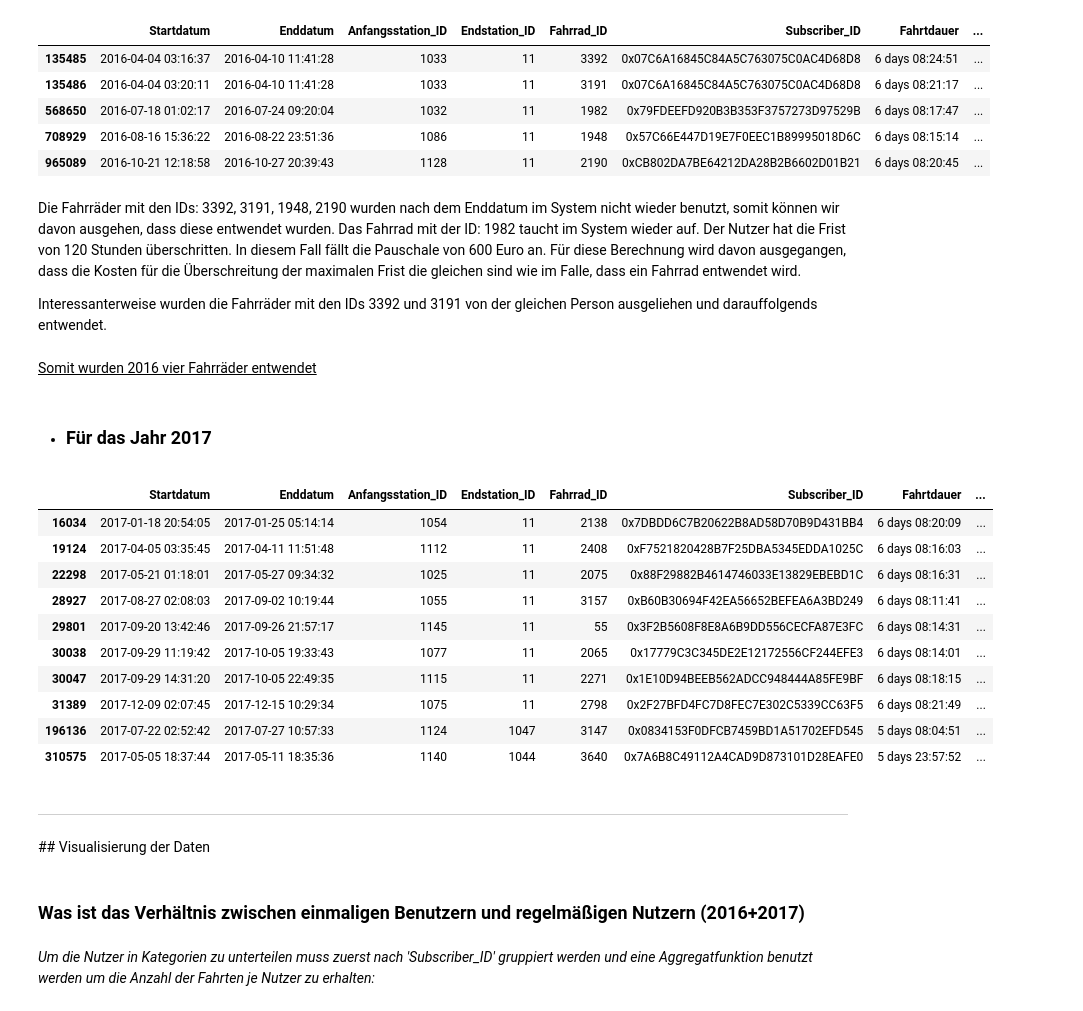
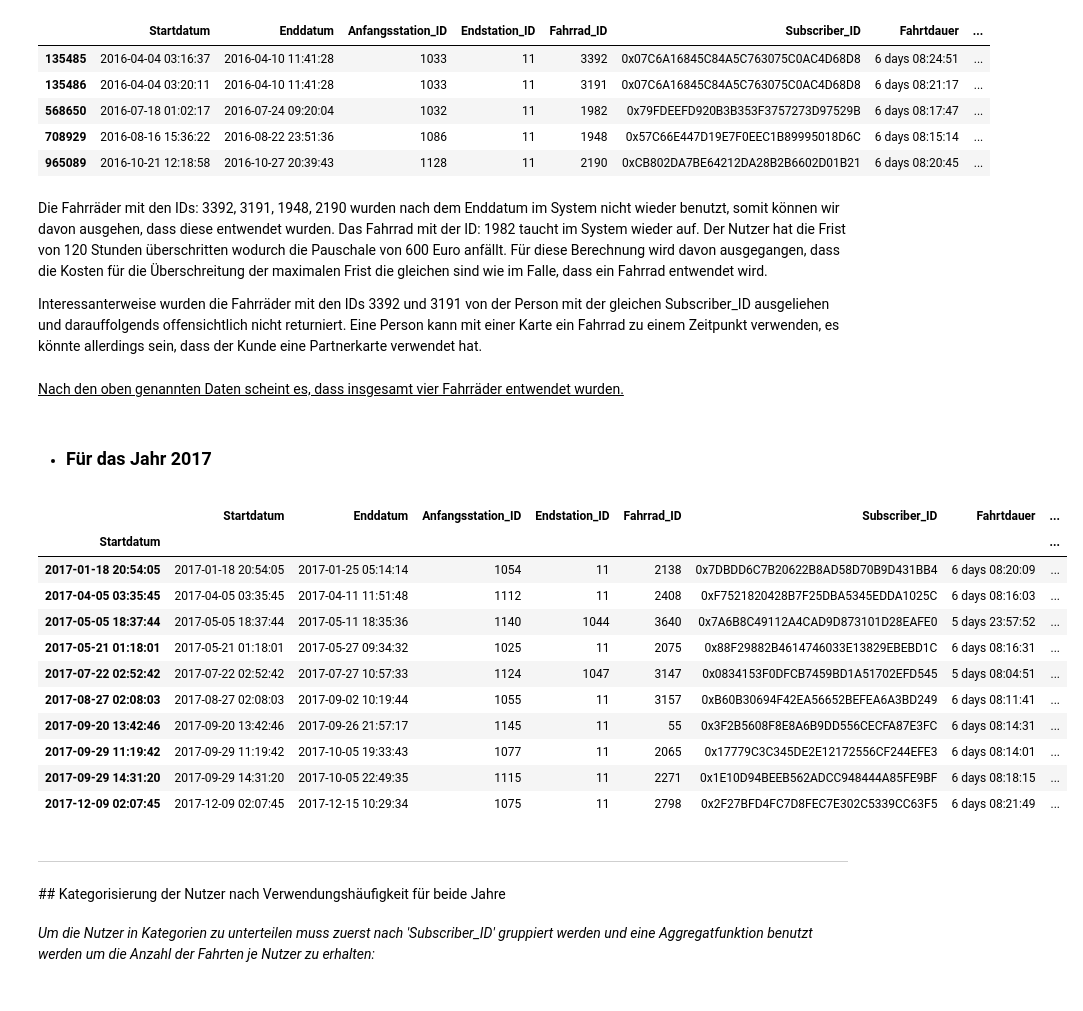
Before and after one commit to Schnitzelmeister/BA, a Jupyter notebook: Jupyter Notebooks/CityBike Wien Datenauswertung.ipynb, the cells around one changed output. Drawn from its saved outputs; the diff is of its cells as text; code cells hidden in the pictures.

```diff
--- a/Jupyter Notebooks/CityBike Wien Datenauswertung.ipynb
+++ b/Jupyter Notebooks/CityBike Wien Datenauswertung.ipynb
@@ -296,34 +357,33 @@ df2016[df2016['Fahrtdauer'] > pd.Timedelta('7200 min')]
 | 708929 | 2016-08-16 15:36:22 | 2016-08-22 23:51:36 | 1086 | 11 | 1948 | 0x57C66E447D19E7F0EEC1B89995018D6C | 6 days 08:15:14 | ... |
 | 965089 | 2016-10-21 12:18:58 | 2016-10-27 20:39:43 | 1128 | 11 | 2190 | 0xCB802DA7BE64212DA28B2B6602D01B21 | 6 days 08:20:45 | ... |
 # %% [markdown]
-Die Fahrräder mit den IDs: 3392, 3191, 1948, 2190 wurden nach dem Enddatum im System nicht wieder benutzt, somit können wir davon ausgehen, dass diese entwendet wurden. Das Fahrrad mit der ID: 1982 taucht im System wieder auf. Der Nutzer hat die Frist von 120 Stunden überschritten. In diesem Fall fällt die Pauschale von 600 Euro an. Für diese Berechnung wird davon ausgegangen, dass die Kosten für die Überschreitung der maximalen Frist die gleichen sind wie im Falle, dass ein Fahrrad entwendet wird.
+Die Fahrräder mit den IDs: 3392, 3191, 1948, 2190 wurden nach dem Enddatum im System nicht wieder benutzt, somit können wir davon ausgehen, dass diese entwendet wurden. Das Fahrrad mit der ID: 1982 taucht im System wieder auf. Der Nutzer hat die Frist von 120 Stunden überschritten wodurch die Pauschale von 600 Euro anfällt. Für diese Berechnung wird davon ausgegangen, dass die Kosten für die Überschreitung der maximalen Frist die gleichen sind wie im Falle, dass ein Fahrrad entwendet wird.
 
-Interessanterweise wurden die Fahrräder mit den IDs 3392 und 3191 von der gleichen Person ausgeliehen und darauffolgends entwendet.
+Interessanterweise wurden die Fahrräder mit den IDs 3392 und 3191 von der Person mit der gleichen Subscriber_ID ausgeliehen und darauffolgends offensichtlich nicht returniert. Eine Person kann mit einer Karte ein Fahrrad zu einem Zeitpunkt verwenden, es könnte allerdings sein, dass der Kunde eine Partnerkarte verwendet hat.
 # %% [markdown]
-<u>Somit wurden 2016 vier Fahrräder entwendet</u>
+<u>Nach den oben genannten Daten scheint es, dass insgesamt vier Fahrräder entwendet wurden.</u>
 # %% [markdown]
 <ul>
 <li><h3>Für das Jahr 2017</h3></li>
 </ul>
 # %%
-df2017[df2017['Fahrtdauer'] > pd.Timedelta('7200 min')]
+df2017[df2017['Fahrtdauer'] > pd.Timedelta('7200 min')].sort_values(by=['Startdatum'])
 # %% [output]
 |  | Startdatum | Enddatum | Anfangsstation_ID | Endstation_ID | Fahrrad_ID | Subscriber_ID | Fahrtdauer | ... |
-| 16034 | 2017-01-18 20:54:05 | 2017-01-25 05:14:14 | 1054 | 11 | 2138 | 0x7DBDD6C7B20622B8AD58D70B9D431BB4 | 6 days 08:20:09 | ... |
-| 19124 | 2017-04-05 03:35:45 | 2017-04-11 11:51:48 | 1112 | 11 | 2408 | 0xF7521820428B7F25DBA5345EDDA1025C | 6 days 08:16:03 | ... |
-| 22298 | 2017-05-21 01:18:01 | 2017-05-27 09:34:32 | 1025 | 11 | 2075 | 0x88F29882B4614746033E13829EBEBD1C | 6 days 08:16:31 | ... |
-| 28927 | 2017-08-27 02:08:03 | 2017-09-02 10:19:44 | 1055 | 11 | 3157 | 0xB60B30694F42EA56652BEFEA6A3BD249 | 6 days 08:11:41 | ... |
-| 29801 | 2017-09-20 13:42:46 | 2017-09-26 21:57:17 | 1145 | 11 | 55 | 0x3F2B5608F8E8A6B9DD556CECFA87E3FC | 6 days 08:14:31 | ... |
-| 30038 | 2017-09-29 11:19:42 | 2017-10-05 19:33:43 | 1077 | 11 | 2065 | 0x17779C3C345DE2E12172556CF244EFE3 | 6 days 08:14:01 | ... |
-| 30047 | 2017-09-29 14:31:20 | 2017-10-05 22:49:35 | 1115 | 11 | 2271 | 0x1E10D94BEEB562ADCC948444A85FE9BF | 6 days 08:18:15 | ... |
-| 31389 | 2017-12-09 02:07:45 | 2017-12-15 10:29:34 | 1075 | 11 | 2798 | 0x2F27BFD4FC7D8FEC7E302C5339CC63F5 | 6 days 08:21:49 | ... |
-| 196136 | 2017-07-22 02:52:42 | 2017-07-27 10:57:33 | 1124 | 1047 | 3147 | 0x0834153F0DFCB7459BD1A51702EFD545 | 5 days 08:04:51 | ... |
-| 310575 | 2017-05-05 18:37:44 | 2017-05-11 18:35:36 | 1140 | 1044 | 3640 | 0x7A6B8C49112A4CAD9D873101D28EAFE0 | 5 days 23:57:52 | ... |
+| Startdatum |  |  |  |  |  |  |  | ... |
+| 2017-01-18 20:54:05 | 2017-01-18 20:54:05 | 2017-01-25 05:14:14 | 1054 | 11 | 2138 | 0x7DBDD6C7B20622B8AD58D70B9D431BB4 | 6 days 08:20:09 | ... |
+| 2017-04-05 03:35:45 | 2017-04-05 03:35:45 | 2017-04-11 11:51:48 | 1112 | 11 | 2408 | 0xF7521820428B7F25DBA5345EDDA1025C | 6 days 08:16:03 | ... |
+| 2017-05-05 18:37:44 | 2017-05-05 18:37:44 | 2017-05-11 18:35:36 | 1140 | 1044 | 3640 | 0x7A6B8C49112A4CAD9D873101D28EAFE0 | 5 days 23:57:52 | ... |
+| 2017-05-21 01:18:01 | 2017-05-21 01:18:01 | 2017-05-27 09:34:32 | 1025 | 11 | 2075 | 0x88F29882B4614746033E13829EBEBD1C | 6 days 08:16:31 | ... |
+| 2017-07-22 02:52:42 | 2017-07-22 02:52:42 | 2017-07-27 10:57:33 | 1124 | 1047 | 3147 | 0x0834153F0DFCB7459BD1A51702EFD545 | 5 days 08:04:51 | ... |
+| 2017-08-27 02:08:03 | 2017-08-27 02:08:03 | 2017-09-02 10:19:44 | 1055 | 11 | 3157 | 0xB60B30694F42EA56652BEFEA6A3BD249 | 6 days 08:11:41 | ... |
+| 2017-09-20 13:42:46 | 2017-09-20 13:42:46 | 2017-09-26 21:57:17 | 1145 | 11 | 55 | 0x3F2B5608F8E8A6B9DD556CECFA87E3FC | 6 days 08:14:31 | ... |
+| 2017-09-29 11:19:42 | 2017-09-29 11:19:42 | 2017-10-05 19:33:43 | 1077 | 11 | 2065 | 0x17779C3C345DE2E12172556CF244EFE3 | 6 days 08:14:01 | ... |
+| 2017-09-29 14:31:20 | 2017-09-29 14:31:20 | 2017-10-05 22:49:35 | 1115 | 11 | 2271 | 0x1E10D94BEEB562ADCC948444A85FE9BF | 6 days 08:18:15 | ... |
+| 2017-12-09 02:07:45 | 2017-12-09 02:07:45 | 2017-12-15 10:29:34 | 1075 | 11 | 2798 | 0x2F27BFD4FC7D8FEC7E302C5339CC63F5 | 6 days 08:21:49 | ... |
-# %% [markdown]
-<hr/>
-## Visualisierung der Daten
-# %% [markdown]
-### Was ist das Verhältnis zwischen einmaligen Benutzern und regelmäßigen Nutzern (2016+2017)
+# %% [markdown]
+<hr/>
+## Kategorisierung der Nutzer nach Verwendungshäufigkeit für beide Jahre
 # %% [markdown]
 <i>Um die Nutzer in Kategorien zu unterteilen muss zuerst nach 'Subscriber_ID' gruppiert werden und eine Aggregatfunktion benutzt werden um die Anzahl der Fahrten je Nutzer zu erhalten:</i>
 # %%
```
Also changed, not shown: parts of 53 cells of this notebook, 1 other file.
